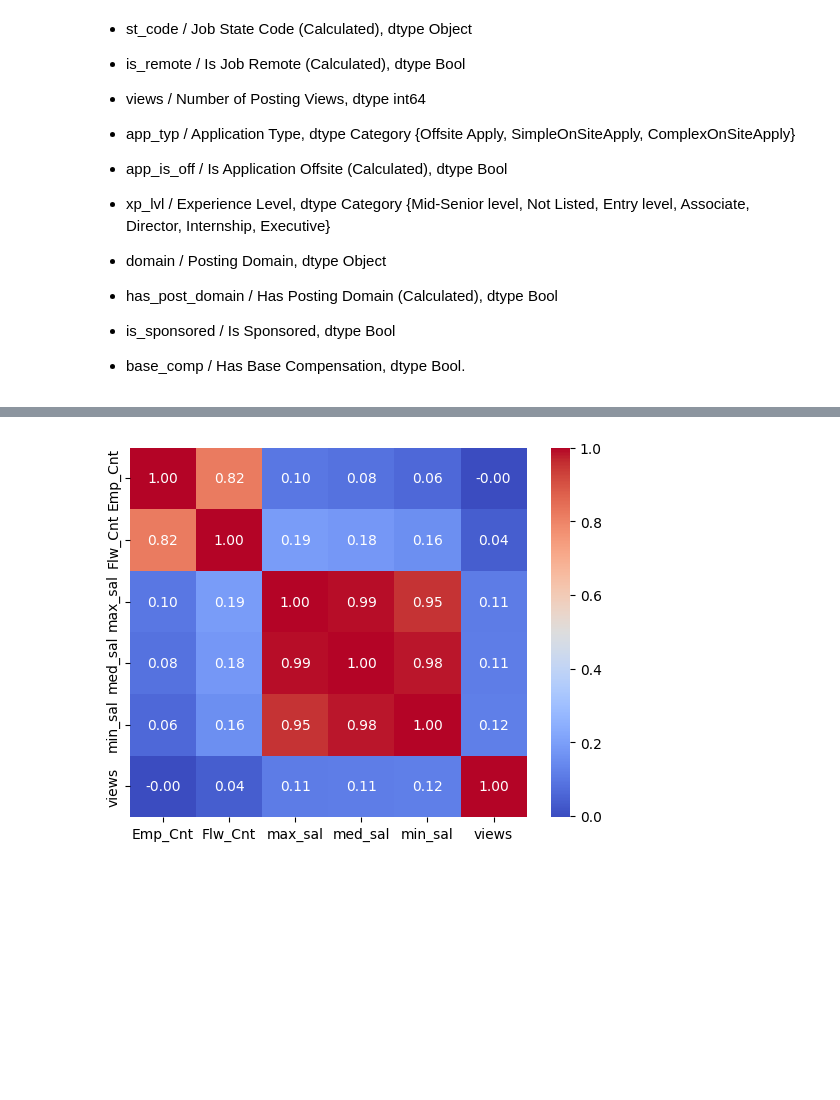
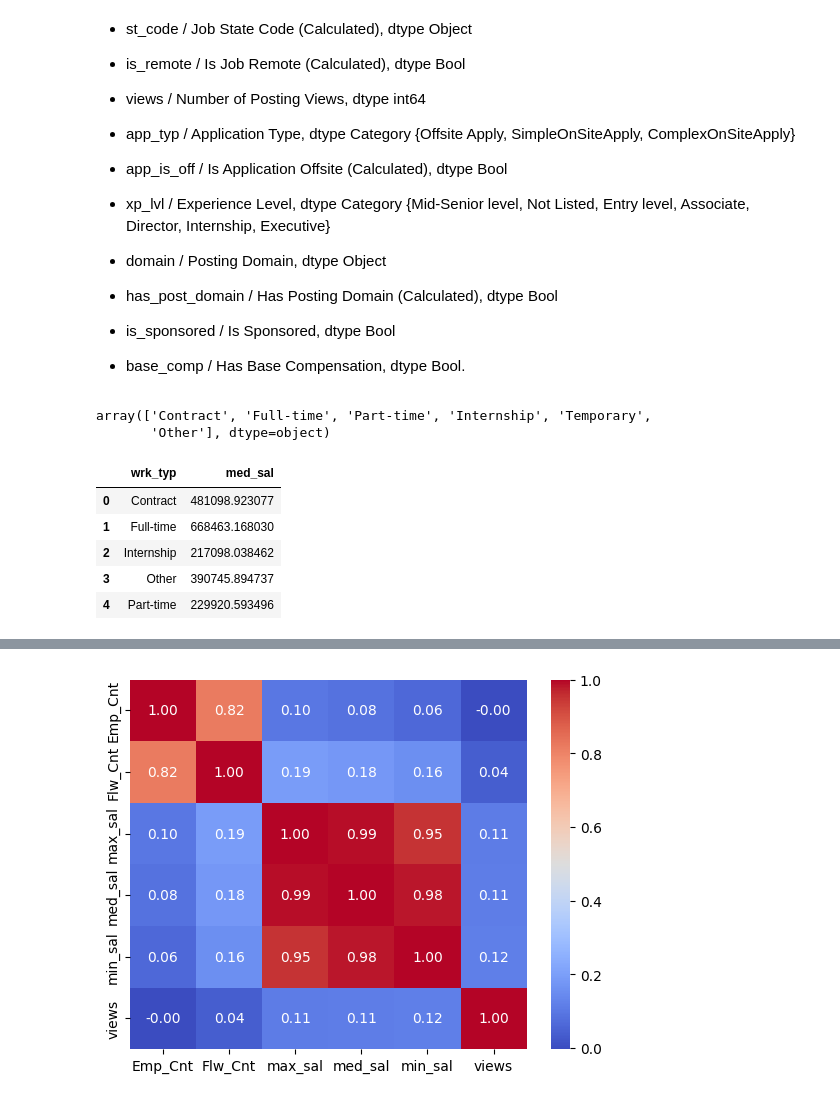
Before and after one commit to MOlowski/Job-posting, a Jupyter notebook: LinkedinJobs_Visualizations.ipynb, the cells around one changed output, grey strips where cells are left out. Cells and saved outputs as stored; diff of their text form; code cells hidden in the pictures; blank space fills up the shorter version.

```diff
--- a/LinkedinJobs_Visualizations.ipynb
+++ b/LinkedinJobs_Visualizations.ipynb
@@ -88,3 +95,18 @@ dtype: object
 - is_sponsored / Is Sponsored, dtype Bool
 
 - base_comp / Has Base Compensation, dtype Bool.
+# %%
+df['wrk_typ'].unique()
+# %% [output]
+array(['Contract', 'Full-time', 'Part-time', 'Internship', 'Temporary',
+       'Other'], dtype=object)
+# %%
+df_wrk_typ = df.groupby('wrk_typ')['med_sal'].mean().reset_index()
+df_wrk_typ.head()
+# %% [output]
+|  | wrk_typ | med_sal |
+| 0 | Contract | 481098.923077 |
+| 1 | Full-time | 668463.168030 |
+| 2 | Internship | 217098.038462 |
+| 3 | Other | 390745.894737 |
+| 4 | Part-time | 229920.593496 |
```
Also changed, not shown: parts of 6 cells of this notebook, 1 other file.
